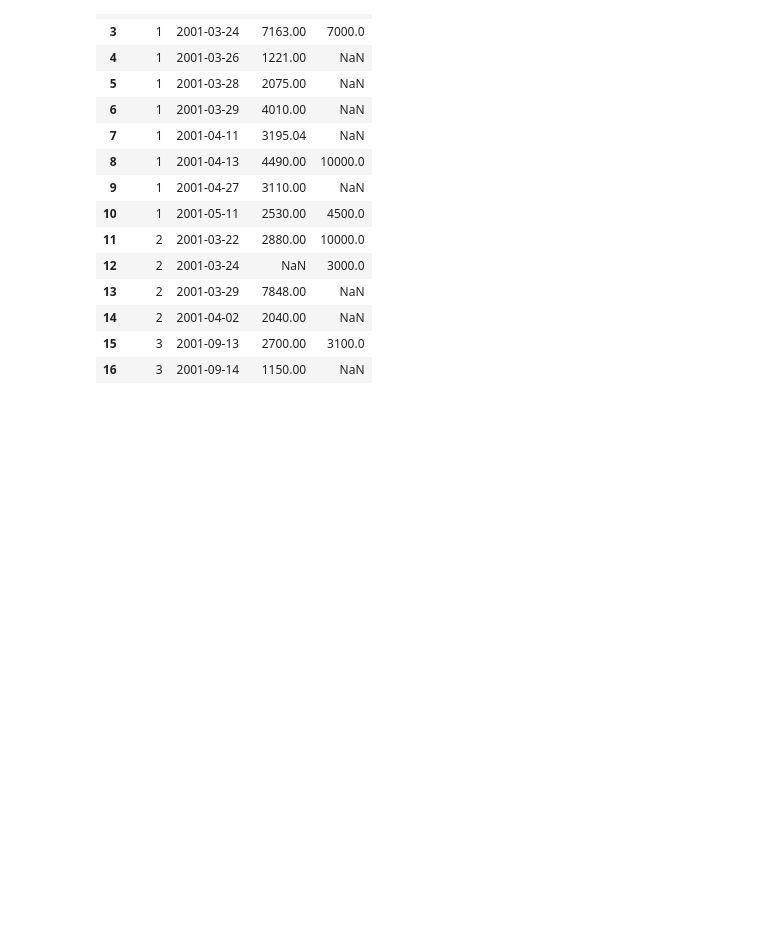
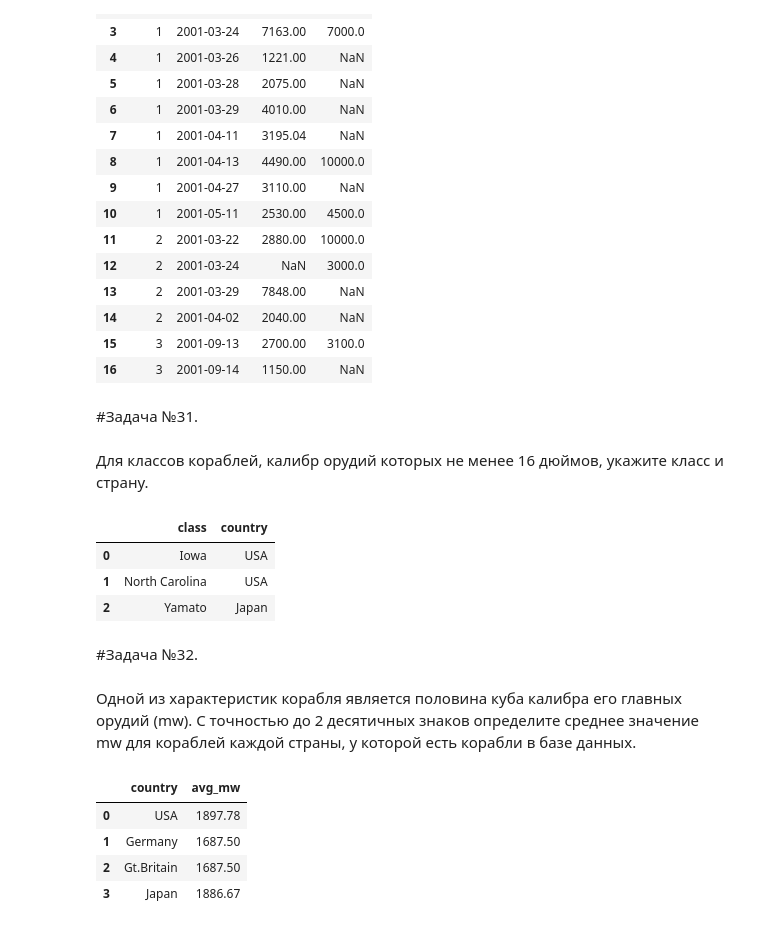
Before and after one commit to Kedrynez/Tasks-from-the-sql-ex.ru, a Jupyter notebook: sql_postgres_in_colab.ipynb, the cells around one changed output. Cells and saved outputs as stored; diff of their text form; code cells hidden in the pictures; blank space fills up the shorter version.

```diff
--- a/sql_postgres_in_colab.ipynb
+++ b/sql_postgres_in_colab.ipynb
@@ -663,3 +674,8 @@ select(sql)
 | 14 | 2 | 2001-04-02 | 2040.00 | NaN |
 | 15 | 3 | 2001-09-13 | 2700.00 | 3100.0 |
 | 16 | 3 | 2001-09-14 | 1150.00 | NaN |
+# %% [markdown]
+#Задача №31.
+# %% [markdown]
+
+Для классов кораблей, калибр орудий которых не менее 16 дюймов, укажите класс и страну.
@@ -665,0 +687,28 @@ select(sql)
+# %%
+select (sql)
+# %% [output]
+|  | class | country |
+| 0 | Iowa | USA |
+| 1 | North Carolina | USA |
+| 2 | Yamato | Japan |
+# %% [markdown]
+#Задача №32.
+# %% [markdown]
+Одной из характеристик корабля является половина куба калибра его главных орудий (mw). С точностью до 2 десятичных знаков определите среднее значение mw для кораблей каждой страны, у которой есть корабли в базе данных.
+# %%
+sql='''select country,
+     avg(POW(bore, 3)*1.0/2)::numeric(10,2) as avg_mw
+from ships s full join (select distinct ship as name
+from outcomes) o ON s.name=o.name
+LEFT JOIN classes c ON c.class = COALESCE(s.class, o.name)
+WHERE c.class IS NOT NULL
+group by country
+'''
+# %%
+select(sql)
+# %% [output]
+|  | country | avg_mw |
+| 0 | USA | 1897.78 |
+| 1 | Germany | 1687.50 |
+| 2 | Gt.Britain | 1687.50 |
+| 3 | Japan | 1886.67 |
```
Also changed, not shown: parts of 4 cells of this notebook.
